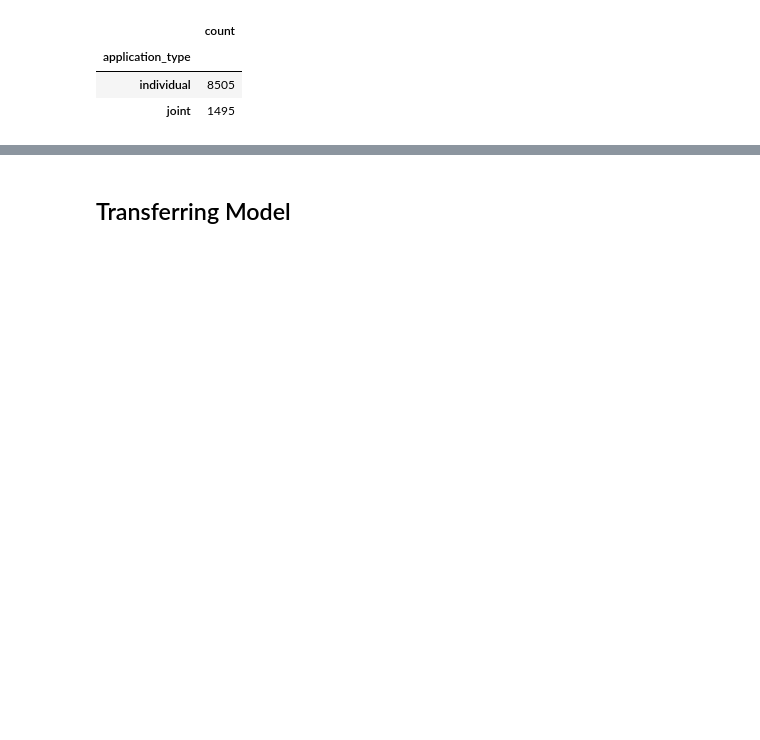
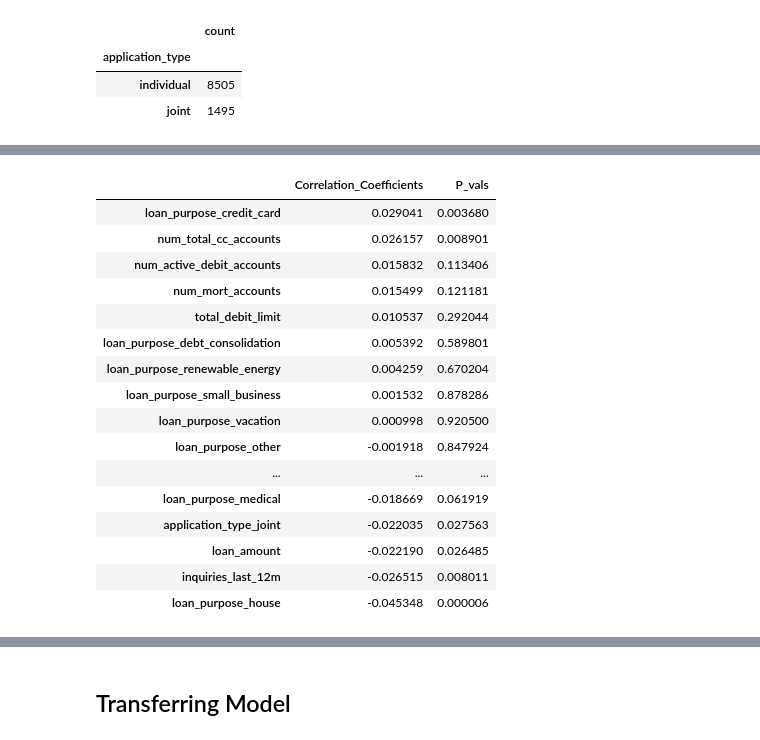
Before and after one commit to licaakwarteng/Credit-Risk-Decision-System, a Jupyter notebook: Credit_risk_decison_system.ipynb, the cells around one changed output, grey strips where cells are left out. Saved outputs shown, nothing was run; the diff lists cells and outputs as text; code cells hidden in the pictures; blank space fills up the shorter version.

```diff
--- a/Credit_risk_decison_system.ipynb
+++ b/Credit_risk_decison_system.ipynb
@@ -759,0 +559,5 @@ LogisticRegression()
+# %%
+# correlations across features with the target variable
+corr = df_encoded.corr()
+corrs = corr['default_flag_Non_Default'].sort_values(ascending=False)
+corrs.to_frame()
@@ -759,0 +582,30 @@ LogisticRegression()
+# %%
+# getting the pvalues
+column_titles = [col for col in corrs.index if col!= 'default_flag_Non_Default']
+list_coeff_pvals = {}
+
+for col in column_titles:
+    coeffs = pearsonr(df_encoded[col], df_encoded['default_flag_Non_Default'])[0]
+    pvals = pearsonr(df_encoded[col], df_encoded['default_flag_Non_Default'])[1]
+    list_coeff_pvals[col] = {"Correlation_Coefficients": coeffs, "P_vals": pvals}
+
+features_df = pd.DataFrame(list_coeff_pvals).T
+features_df
+# %% [output]
+|  | Correlation_Coefficients | P_vals |
+| loan_purpose_credit_card | 0.029041 | 0.003680 |
+| num_total_cc_accounts | 0.026157 | 0.008901 |
+| num_active_debit_accounts | 0.015832 | 0.113406 |
+| num_mort_accounts | 0.015499 | 0.121181 |
+| total_debit_limit | 0.010537 | 0.292044 |
+| loan_purpose_debt_consolidation | 0.005392 | 0.589801 |
+| loan_purpose_renewable_energy | 0.004259 | 0.670204 |
+| loan_purpose_small_business | 0.001532 | 0.878286 |
+| loan_purpose_vacation | 0.000998 | 0.920500 |
+| loan_purpose_other | -0.001918 | 0.847924 |
+| ... | ... | ... |
+| loan_purpose_medical | -0.018669 | 0.061919 |
+| application_type_joint | -0.022035 | 0.027563 |
+| loan_amount | -0.022190 | 0.026485 |
+| inquiries_last_12m | -0.026515 | 0.008011 |
+| loan_purpose_house | -0.045348 | 0.000006 |
```
Also changed, not shown: parts of 86 cells of this notebook, 5 other files.
